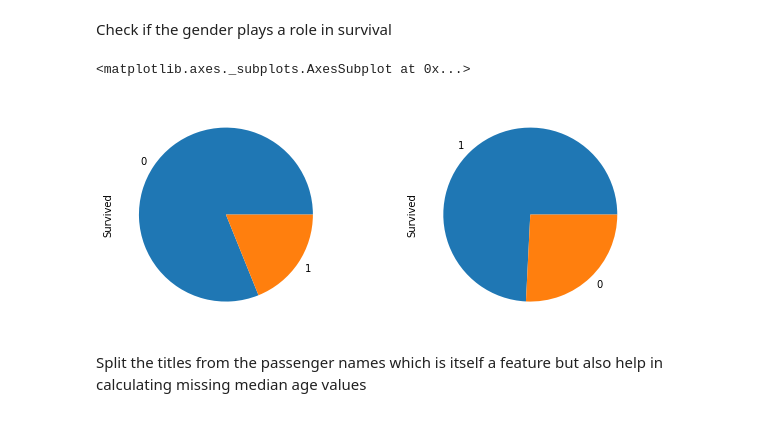
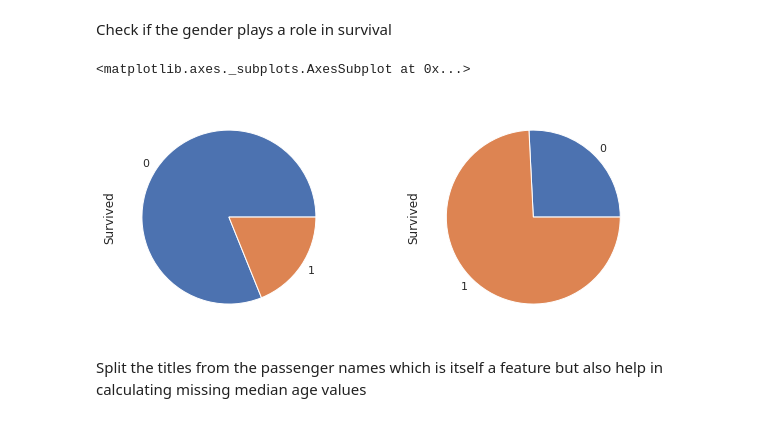
Before and after one commit to fxmuelle/zp-ml-jupyter, a Jupyter notebook: challenge/solution_1.ipynb, the cells around one changed output. Drawn from its saved outputs; the diff is of its cells as text; code cells hidden in the pictures.

```diff
--- a/challenge/solution_1.ipynb
+++ b/challenge/solution_1.ipynb
@@ -4,6 +4,8 @@
 import pandas as pd
 import numpy as np
 import matplotlib.pyplot as plt
+import seaborn as sns
+sns.set()
 
 %matplotlib inline
 
@@ -40,12 +42,12 @@ Check if the gender plays a role in survival
 # %%
 fig = plt.figure(figsize=(10,4))
 fig.add_subplot(121)
-data.Survived[data['Sex'] == 'male'].value_counts().plot(kind='pie')
+data.Survived[data['Sex'] == 'male'].value_counts().sort_index().plot(kind='pie')
 fig.add_subplot(122)
-data.Survived[data['Sex'] == 'female'].value_counts().plot(kind='pie')
+data.Survived[data['Sex'] == 'female'].value_counts().sort_index().plot(kind='pie')
 # %% [output]
 <matplotlib.axes._subplots.AxesSubplot at 0x...>
-[figure, old version]
+[figure, new version]
 # %%
 from sklearn.preprocessing import LabelEncoder
 data['Sex'] = LabelEncoder().fit_transform(data['Sex'])
```
Also changed, not shown: parts of 7 cells of this notebook.
